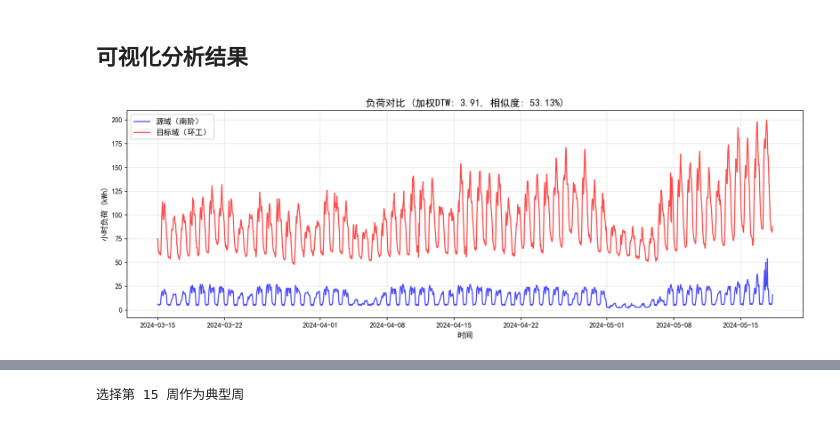
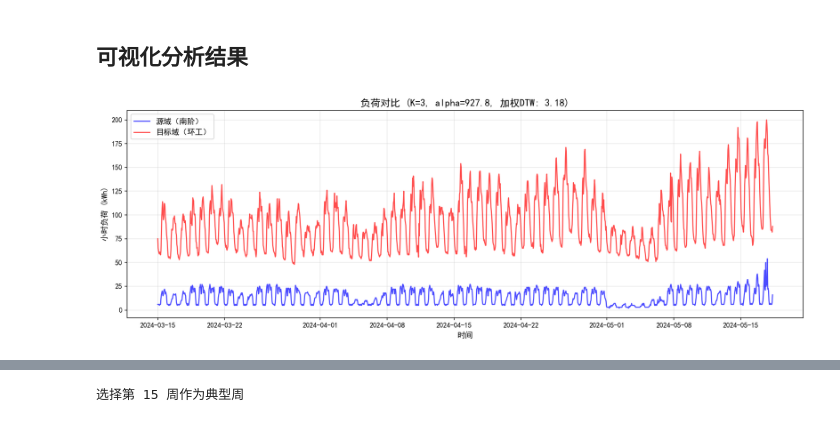
Before and after one commit to HowerL/load_forecasting, a Jupyter notebook: similarity_analysis.ipynb, the cells around one changed output, grey strips where cells are left out. Saved outputs shown, nothing was run; the diff lists cells and outputs as text; code cells hidden in the pictures.

Commit message:
opt para select

```diff
--- a/similarity_analysis.ipynb
+++ b/similarity_analysis.ipynb
@@ -190,21 +311,13 @@ train_end = int(len(common_sample_idx) * TRAIN_RATIO)
 SIMILARITY_SELECTION_START = pd.to_datetime(TARGET_SAMPLE_START)
 SIMILARITY_SELECTION_END = common_sample_idx[train_end]
 
-# 预计算每个建筑的 K 值和数据量
-building_k = {}
+# 记录每个建筑的数据量，用于后续确定迁移方向
 building_data_count = {}
-
 for name in BUILDINGS:
-    df = building_data[name]['df']
-    load_series = df.set_index(TIME_COL)[TARGET_COL].dropna()
-    selection_mask = (load_series.index >= SIMILARITY_SELECTION_START) & (load_series.index < SIMILARITY_SELECTION_END)
-    signal = load_series.loc[selection_mask].values.astype(np.float64)
-
-    k_value = determine_optimal_k(signal)
-    building_k[name] = k_value
+    load_series = building_data[name]['df'].set_index(TIME_COL)[TARGET_COL].dropna()
     building_data_count[name] = len(load_series)
 
-# 准备每对建筑的数据（相似度对称只计算一次）
+# 准备每对建筑的数据（距离对称只计算一次）
 pair_tasks = []
 pair_metadata = []
 
@@ -230,10 +343,7 @@ for name_a, name_b in combinations(BUILDINGS, 2):
     original_load_a = df_a.set_index(TIME_COL).loc[common_idx, 'original_load']
     original_load_b = df_b.set_index(TIME_COL).loc[common_idx, 'original_load']
 
-    # 使用两个建筑 K 值的较大者（保证对称性）
-    K = max(building_k[name_a], building_k[name_b])
-
-    pair_tasks.append((name_a, name_b, signal_a, signal_b, K))
+    pair_tasks.append((name_a, name_b, signal_a, signal_b))
     pair_metadata.append({
         'name_a': name_a,
         'name_b': name_b,
@@ -242,9 +352,9 @@ for name_a, name_b in combinations(BUILDINGS, 2):
         'original_load_b': original_load_b,
     })
 
-# 并行计算相似度
+# 并行计算 VMD-DTW 距离
 all_results = {}
-max_workers = min(len(pair_tasks), 5)
+max_workers = min(len(pair_tasks), 3)
 
 with ThreadPoolExecutor(max_workers=max_workers) as executor:
     futures = {executor.submit(_compute_pair_similarity_task, task): i
@@ -265,7 +375,12 @@ with ThreadPoolExecutor(max_workers=max_workers) as executor:
             all_results[pair_key] = result
 
             completed += 1
-            print(f"[{completed}/{len(pair_tasks)}] {result['name_a']}-{result['name_b']} 加权DTW: {result['weighted_dtw']:.4f}, 相似度: {result['similarity']:.2f}%")
+            print(
+                f"[{completed}/{len(pair_tasks)}] {result['name_a']}-{result['name_b']} "
+                f"K={result['K']}, alpha={result['alpha']:.2f}, "
+                f"经验熵适应度={result['entropy_fitness']:.4f}, "
+                f"加权DTW={result['weighted_dtw']:.4f}"
+            )
 
         except Exception as e:
             print(f"  任务失败: {e}")
@@ -370,30 +540,31 @@ print(f"\n已保存: 相似性分析完整结果.json, 相似性分析汇总.csv
 # %%
 # 选择最佳建筑对进行详细可视化
 result = best_result
 common_idx = result['common_index']
 K = result['K']
+alpha = result['alpha']
 
 source_name = result['source']
 target_name = result['target']
 
 # 根据源域/目标域确定对应的原始负荷
 source_load = result['original_load_a'] if source_name == result['name_a'] else result['original_load_b']
 target_load = result['original_load_b'] if target_name == result['name_b'] else result['original_load_a']
 
 # 1. 原始负荷对比
 fig, ax = plt.subplots(figsize=(14, 5))
 ax.plot(common_idx, source_load.values, 'b-', alpha=0.7, label=f'源域（{source_name}）')
 ax.plot(common_idx, target_load.values, 'r-', alpha=0.7, label=f'目标域（{target_name}）')
-ax.set_title(f"负荷对比 (加权DTW: {result['weighted_dtw']:.2f}, 相似度: {result['similarity']:.2f}%)", fontsize=14)
+ax.set_title(f"负荷对比 (K={K}, alpha={alpha:.1f}, 加权DTW: {result['weighted_dtw']:.2f})", fontsize=14)
 ax.set_xlabel('时间', fontsize=11)
 ax.set_ylabel('小时负荷 (kWh)', fontsize=11)
 ax.legend(fontsize=11)
 ax.grid(True, alpha=0.3)
 plt.tight_layout()
 plt.savefig(FIGURES_DIR / '原始负荷对比.png', dpi=150, bbox_inches='tight')
 plt.show()
 # %% [output]
-[figure, old version]
+[figure, new version]
 # %%
 # 2. 各 IMF 分量对比
 u_source = result['u_a'] if source_name == result['name_a'] else result['u_b']
```
Also changed, not shown: parts of 13 cells of this notebook, 47 other files.
